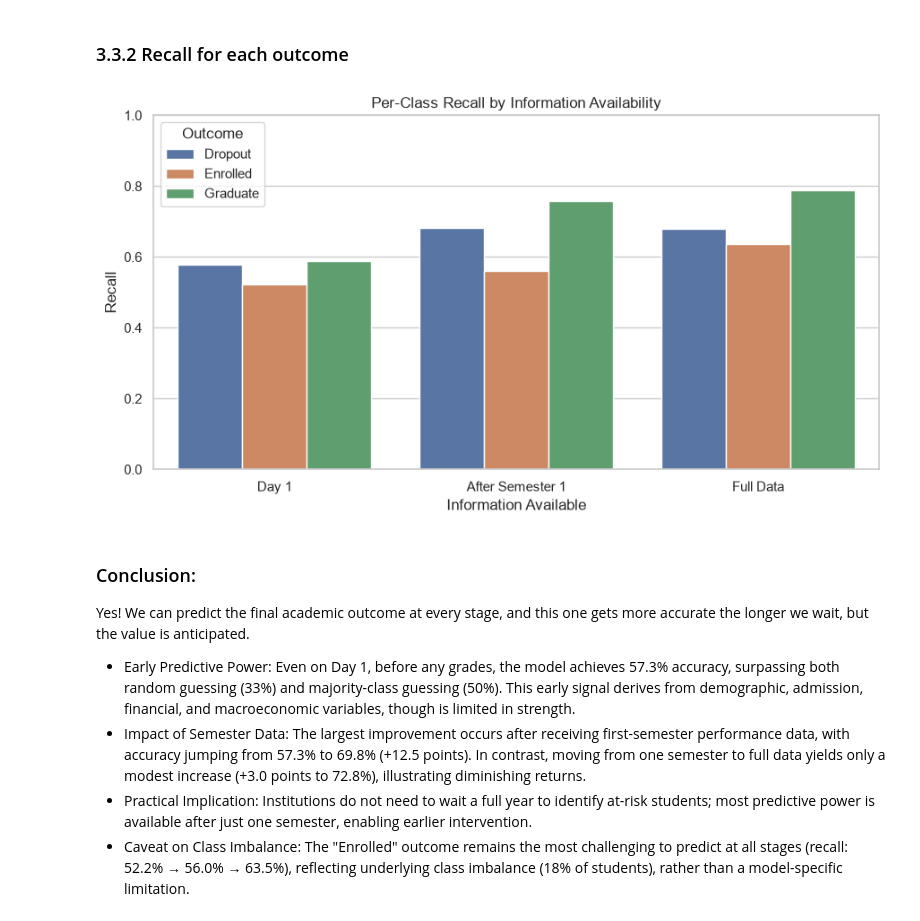
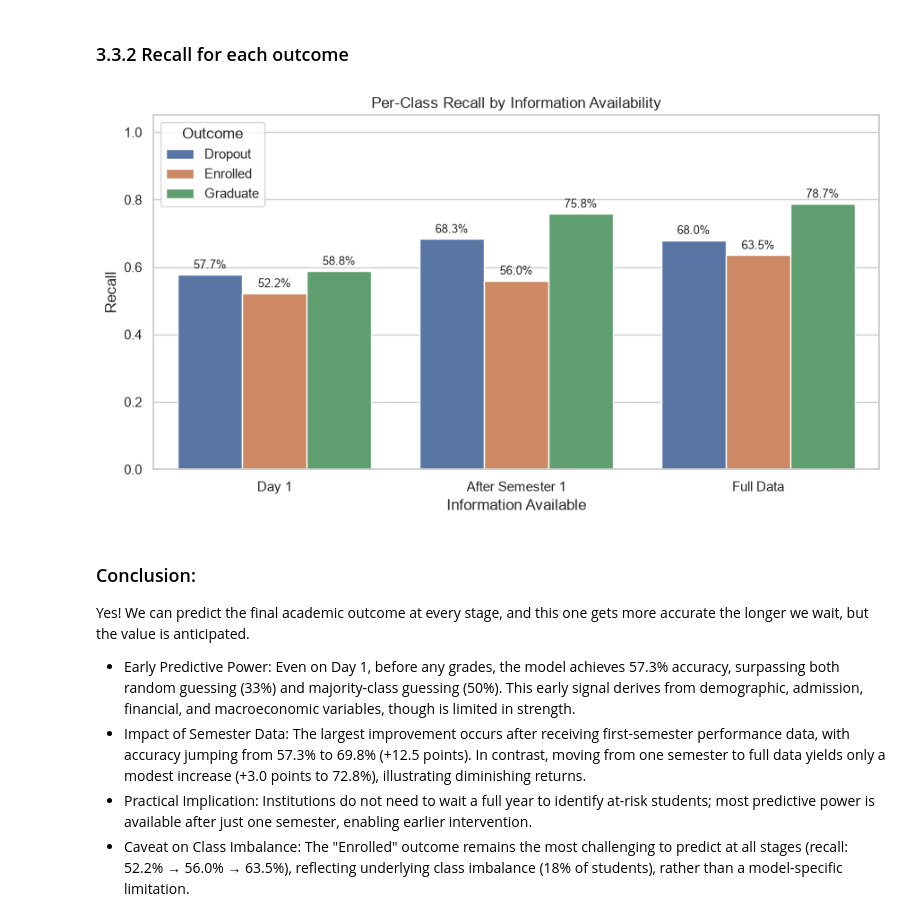
Before and after one commit to itsjavi16/student-dropout-prediction, a Jupyter notebook: notebooks/03_feature_availability_logreg.ipynb, the cells around one changed output. Drawn from its saved outputs; the diff is of its cells as text; code cells hidden in the pictures.

```diff
--- a/notebooks/03_feature_availability_logreg.ipynb
+++ b/notebooks/03_feature_availability_logreg.ipynb
@@ -77,23 +108,57 @@ plt.show()
 # %% [markdown]
 ### 3.3.2 Recall for each outcome
-# %%
-feature_recall_long = feature_results_df.melt(
-    id_vars="Feature Set",
-    value_vars=["Dropout Recall", "Enrolled Recall", "Graduate Recall"],
-    var_name="Outcome", value_name="Recall"
-)
-feature_recall_long["Outcome"] = feature_recall_long["Outcome"].str.replace(" Recall", "", regex=False)
-
-fig, ax = plt.subplots(figsize=(9, 5))
-sns.barplot(data=feature_recall_long, x="Feature Set", y="Recall", hue="Outcome", ax=ax)
-ax.set_ylim(0, 1)
-ax.set_title("Per-Class Recall by Information Availability")
-ax.set_xlabel("Information Available")
-ax.set_ylabel("Recall")
-plt.tight_layout()
-plt.show()
-# %% [output]
-[figure, removed]
+# %%
+feature_recall_long = feature_results_df.melt(
+    id_vars="Feature Set",
+    value_vars=["Dropout Recall", "Enrolled Recall", "Graduate Recall"],
+    var_name="Outcome",
+    value_name="Recall"
+)
+
+feature_recall_long["Outcome"] = (
+    feature_recall_long["Outcome"]
+    .str.replace(" Recall", "", regex=False)
+)
+
+fig, ax = plt.subplots(figsize=(9, 5))
+
+sns.barplot(
+    data=feature_recall_long,
+    x="Feature Set",
+    y="Recall",
+    hue="Outcome",
+    ax=ax
+)
+
+# Extra room above bars
+ax.set_ylim(0, 1.05)
+
+ax.set_title("Per-Class Recall by Information Availability")
+ax.set_xlabel("Information Available")
+ax.set_ylabel("Recall")
+
+# Add percentage labels above each bar
+for container in ax.containers:
+    labels = [
+        f"{bar.get_height() * 100:.1f}%"
+        for bar in container
+    ]
+    ax.bar_label(
+        container,
+        labels=labels,
+        padding=3,
+        fontsize=9
+    )
+
+plt.tight_layout()
+plt.savefig(
+    "../reports/figures/per_class_recall_by_information.png",
+    dpi=300,
+    bbox_inches="tight"
+)
+plt.show()
+# %% [output]
+[figure, added]
 # %% [markdown]
 ### Conclusion:
 Yes! We can predict the final academic outcome at every stage, and this one gets more accurate the longer we wait, but the value is anticipated.
```
Also changed, not shown: parts of 2 cells of this notebook, 2 other files.
